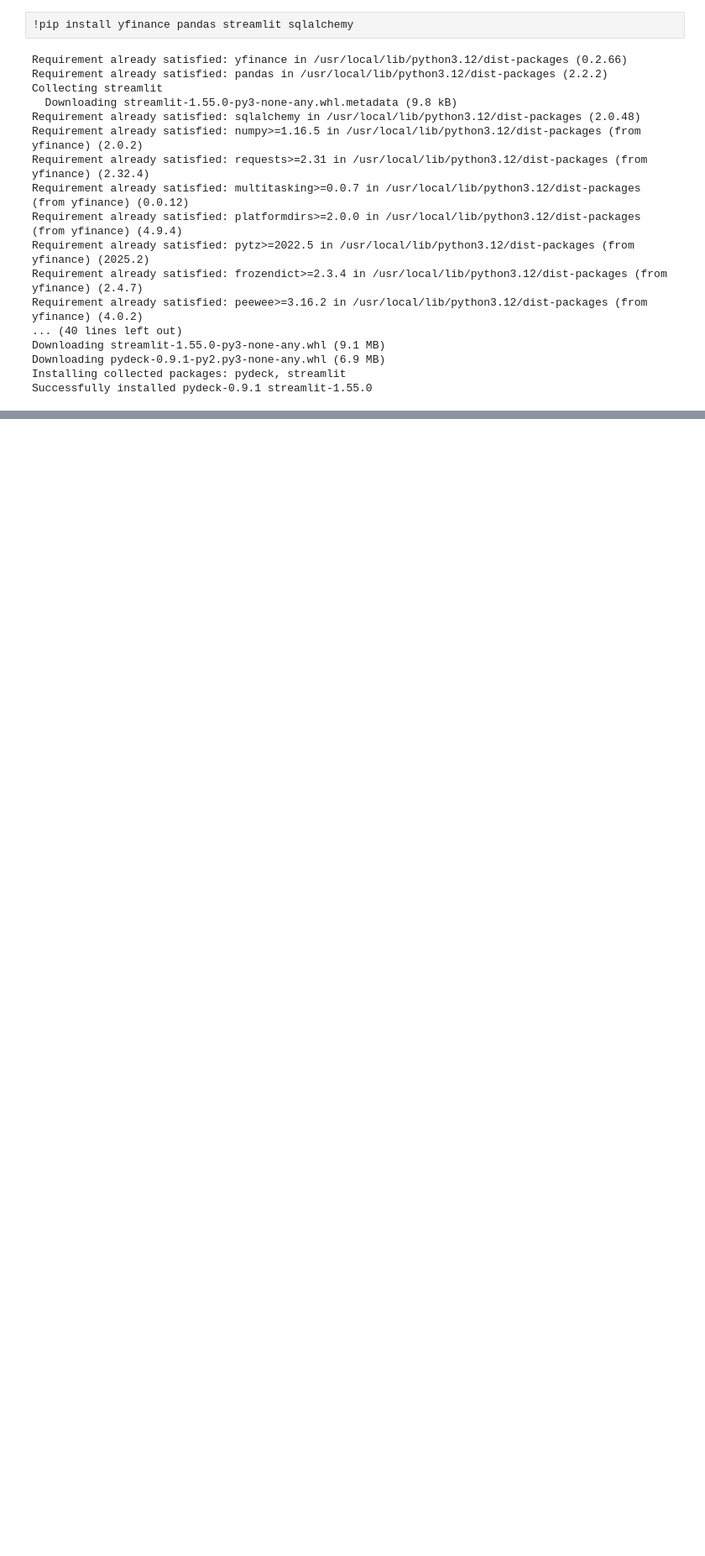
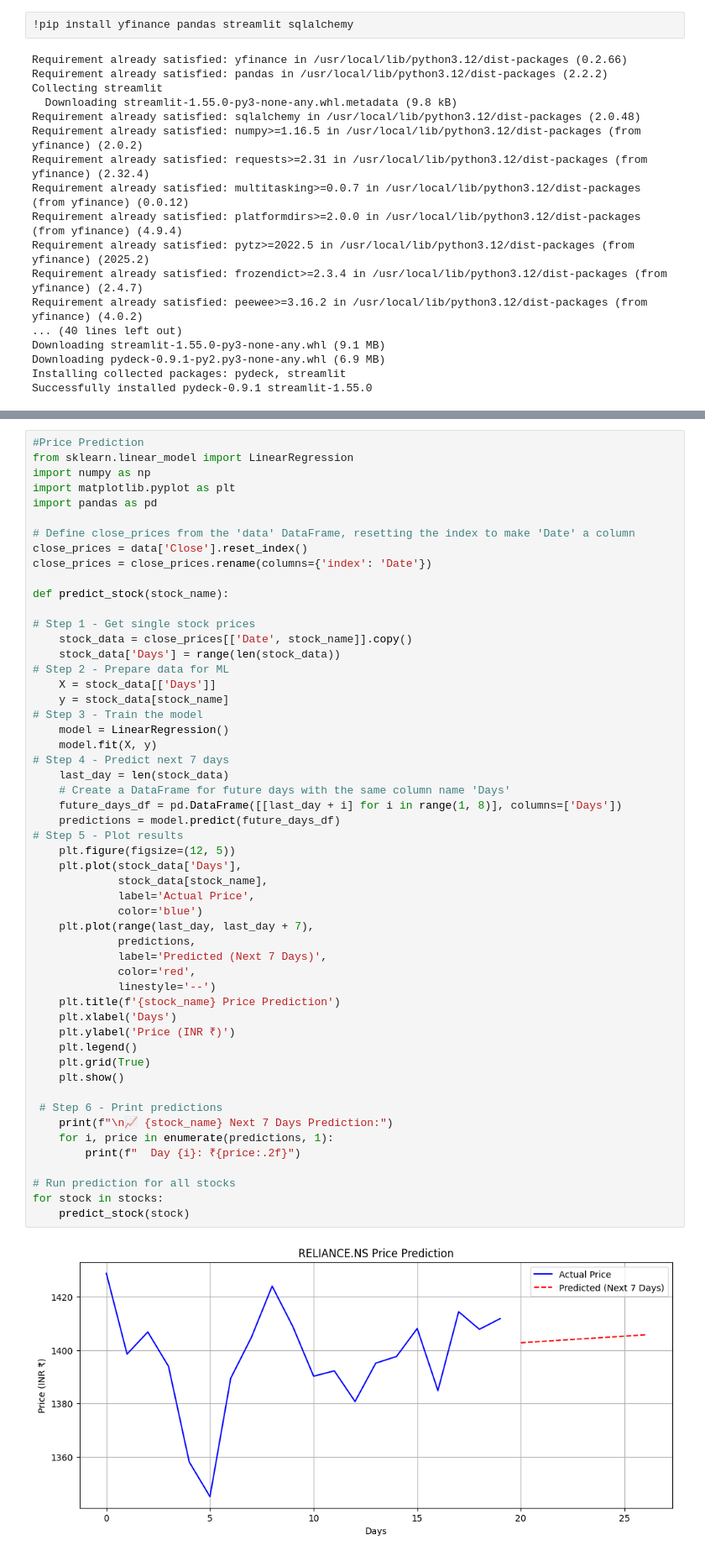
Before and after one commit to simranduggal75/indian-stock-pipeline, a Jupyter notebook: indian_stock_pipeline.ipynb, the cells around one changed output, grey strips where cells are left out. Shown at 84% size. Drawn from its saved outputs; the diff is of its cells as text; blank space fills up the shorter version.

Commit message:
Updated stock prediction logic using linear regression and visualization

```diff
--- a/indian_stock_pipeline.ipynb
+++ b/indian_stock_pipeline.ipynb
@@ -51,0 +52,55 @@ Date
+# %%
+#Price Prediction
+from sklearn.linear_model import LinearRegression
+import numpy as np
+import matplotlib.pyplot as plt
+import pandas as pd
+
+# Define close_prices from the 'data' DataFrame, resetting the index to make 'Date' a column
+close_prices = data['Close'].reset_index()
+close_prices = close_prices.rename(columns={'index': 'Date'})
+
+def predict_stock(stock_name):
+
+# Step 1 - Get single stock prices
+    stock_data = close_prices[['Date', stock_name]].copy()
+    stock_data['Days'] = range(len(stock_data))
+# Step 2 - Prepare data for ML
+    X = stock_data[['Days']]
+    y = stock_data[stock_name]
+# Step 3 - Train the model
+    model = LinearRegression()
+    model.fit(X, y)
+# Step 4 - Predict next 7 days
+    last_day = len(stock_data)
+    # Create a DataFrame for future days with the same column name 'Days'
+    future_days_df = pd.DataFrame([[last_day + i] for i in range(1, 8)], columns=['Days'])
+    predictions = model.predict(future_days_df)
+# Step 5 - Plot results
+    plt.figure(figsize=(12, 5))
+    plt.plot(stock_data['Days'],
+             stock_data[stock_name],
+             label='Actual Price',
+             color='blue')
+    plt.plot(range(last_day, last_day + 7),
+             predictions,
+             label='Predicted (Next 7 Days)',
+             color='red',
+             linestyle='--')
+    plt.title(f'{stock_name} Price Prediction')
+    plt.xlabel('Days')
+    plt.ylabel('Price (INR ₹)')
+    plt.legend()
+    plt.grid(True)
+    plt.show()
+
+ # Step 6 - Print predictions
+    print(f"\n📈 {stock_name} Next 7 Days Prediction:")
+    for i, price in enumerate(predictions, 1):
+        print(f"  Day {i}: ₹{price:.2f}")
+
+# Run prediction for all stocks
+for stock in stocks:
+    predict_stock(stock)
+# %% [output]
+[figure, added]
```
Also changed, not shown: parts of 2 cells of this notebook.
